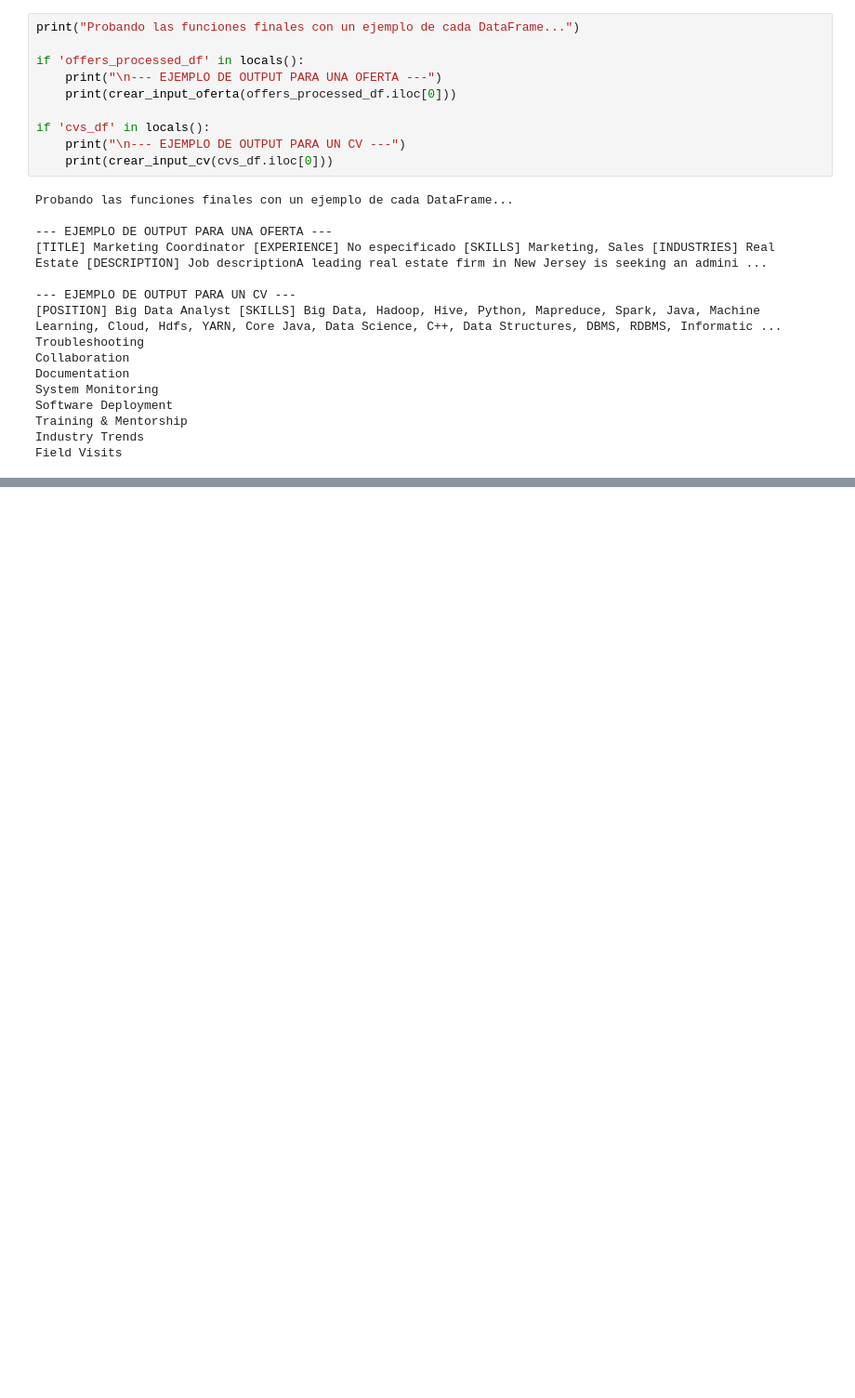
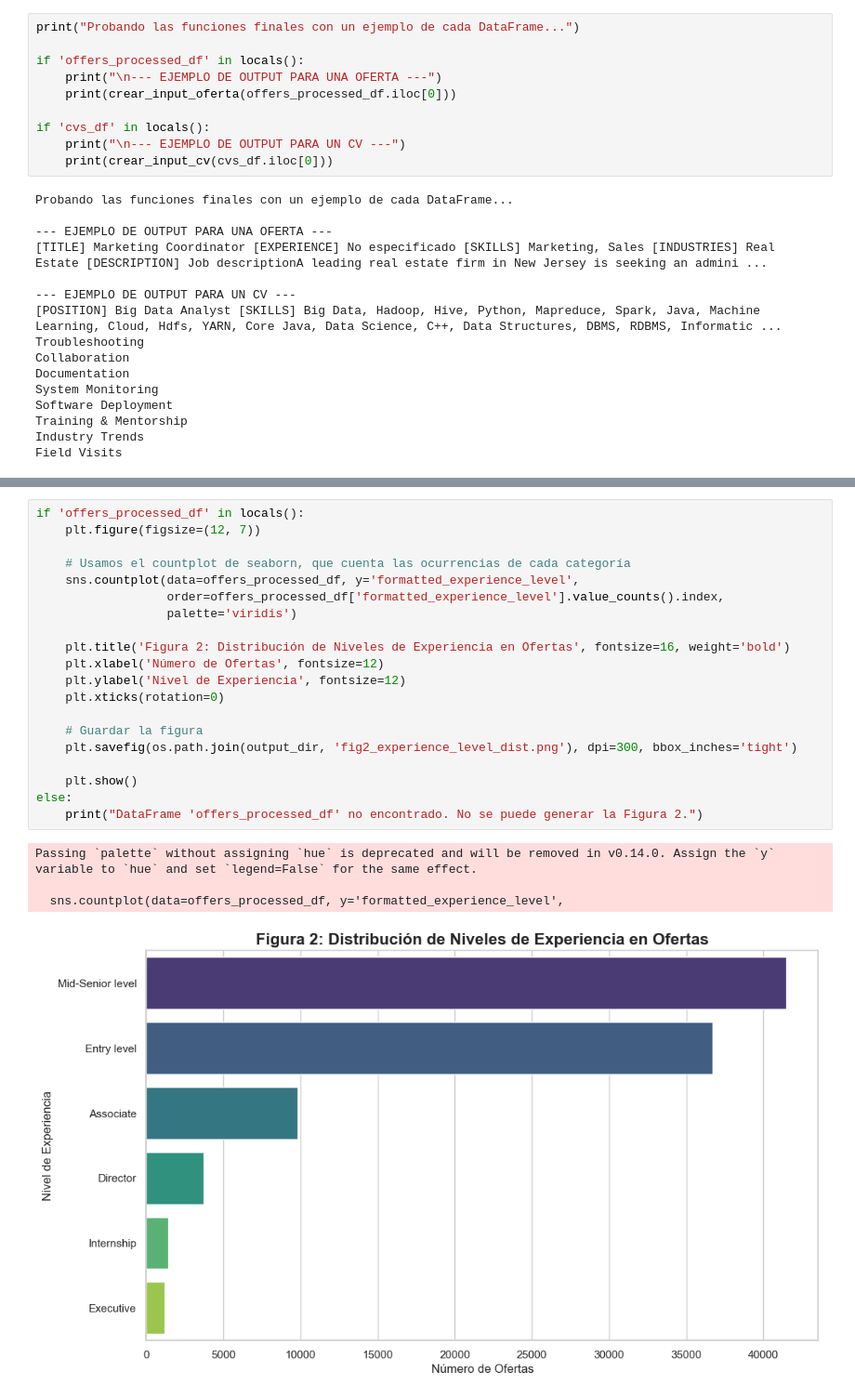
Before and after one commit to almarqu1/TFG, a Jupyter notebook: notebooks/01_eda_preproc.ipynb, the cells around one changed output, grey strips where cells are left out. Shown at 93% size. Cells and saved outputs as stored; diff of their text form; blank space fills up the shorter version.

```diff
--- a/notebooks/01_eda_preproc.ipynb
+++ b/notebooks/01_eda_preproc.ipynb
@@ -292,0 +290,25 @@ Field Visits
+# %%
+if 'offers_processed_df' in locals():
+    plt.figure(figsize=(12, 7))
+
+    # Usamos el countplot de seaborn, que cuenta las ocurrencias de cada categoría
+    sns.countplot(data=offers_processed_df, y='formatted_experience_level',
+                  order=offers_processed_df['formatted_experience_level'].value_counts().index,
+                  palette='viridis')
+
+    plt.title('Figura 2: Distribución de Niveles de Experiencia en Ofertas', fontsize=16, weight='bold')
+    plt.xlabel('Número de Ofertas', fontsize=12)
+    plt.ylabel('Nivel de Experiencia', fontsize=12)
+    plt.xticks(rotation=0)
+
+    # Guardar la figura
+    plt.savefig(os.path.join(output_dir, 'fig2_experience_level_dist.png'), dpi=300, bbox_inches='tight')
+
+    plt.show()
+else:
+    print("DataFrame 'offers_processed_df' no encontrado. No se puede generar la Figura 2.")
+# %% [output]
+Passing `palette` without assigning `hue` is deprecated and will be removed in v0.14.0. Assign the `y` variable to `hue` and set `legend=False` for the same effect.
+
+  sns.countplot(data=offers_processed_df, y='formatted_experience_level',
+[figure, added]
```
Also changed, not shown: parts of 6 cells of this notebook, 5 other files.
